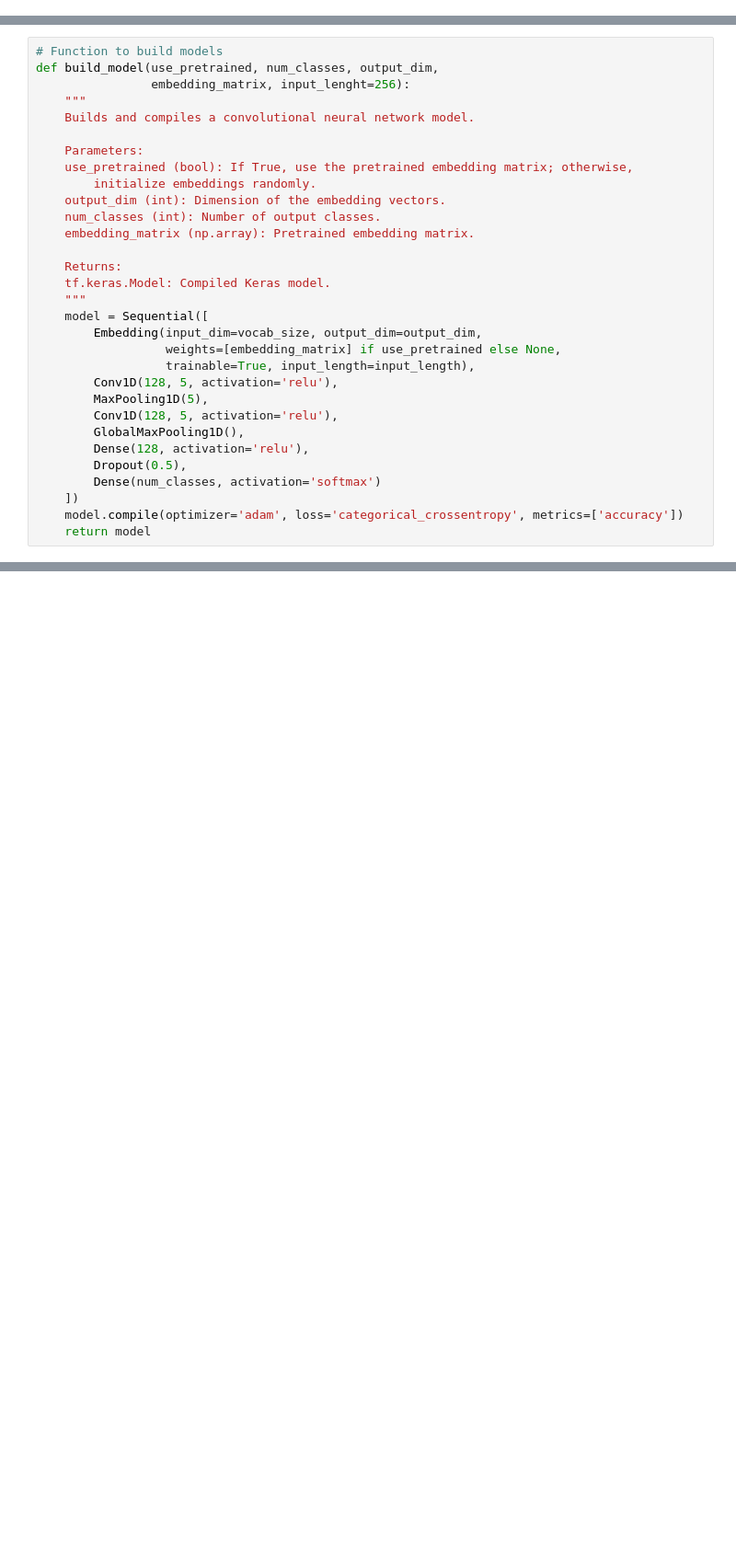
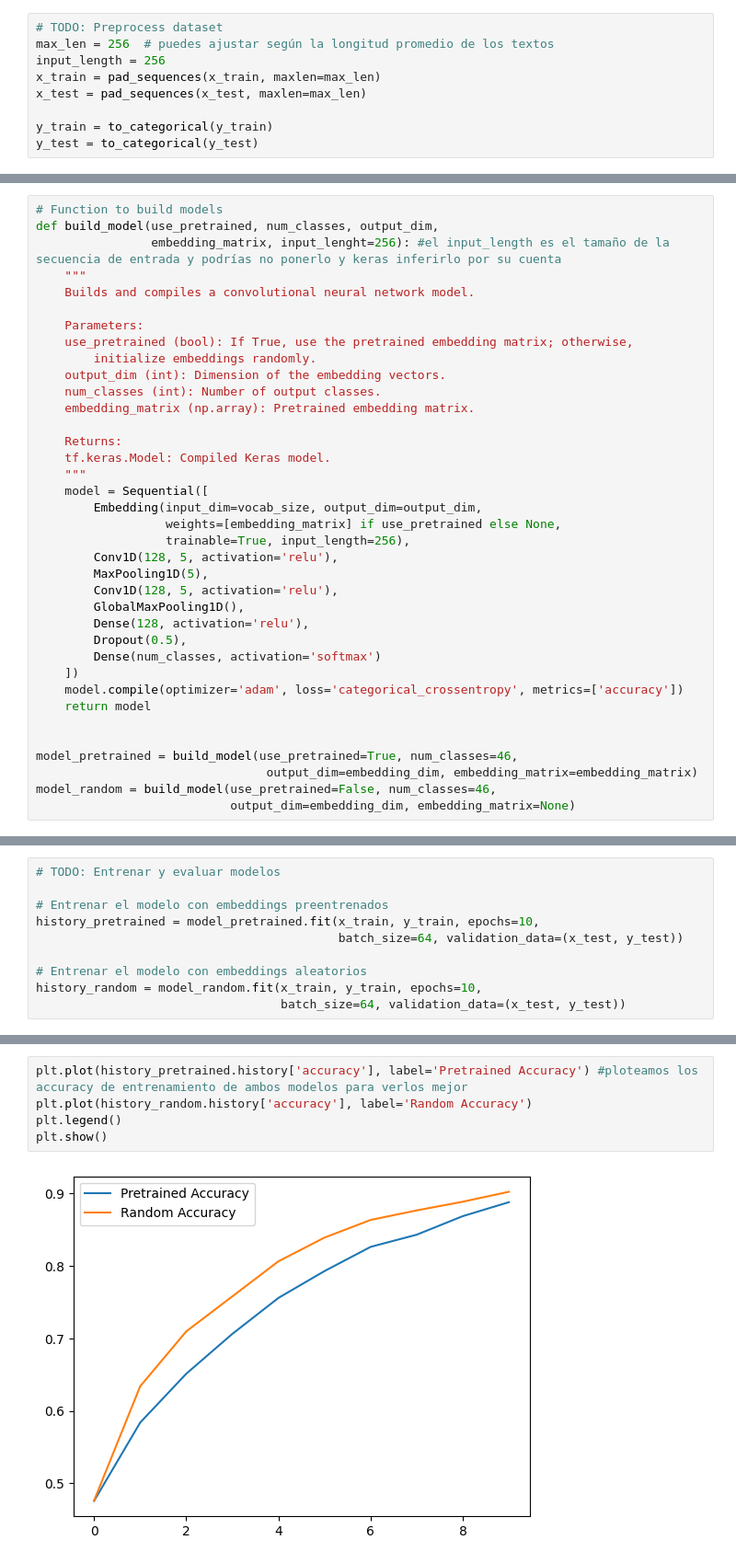
Before and after one commit to dani5m/NLP, a Jupyter notebook: materiales/word2vec_embeddings.ipynb, the cells around one changed output, grey strips where cells are left out. Shown at 92% size. Saved outputs shown, nothing was run; the diff lists cells and outputs as text; blank space fills up the shorter version.

Commit message:
todo codigo acabado

```diff
--- a/materiales/word2vec_embeddings.ipynb
+++ b/materiales/word2vec_embeddings.ipynb
@@ -21,0 +23,9 @@ vocab_size = 10000 # Limit vocabulary size to 10,000 most frequent words
+# %%
+# TODO: Preprocess dataset
+max_len = 256  # puedes ajustar según la longitud promedio de los textos
+input_length = 256
+x_train = pad_sequences(x_train, maxlen=max_len)
+x_test = pad_sequences(x_test, maxlen=max_len)
+
+y_train = to_categorical(y_train)
+y_test = to_categorical(y_test)
@@ -22,7 +72,7 @@ vocab_size = 10000 # Limit vocabulary size to 10,000 most frequent words
 # %%
 # Function to build models
 def build_model(use_pretrained, num_classes, output_dim,
-                embedding_matrix, input_lenght=256):
+                embedding_matrix, input_lenght=256): #el input_length es el tamaño de la secuencia de entrada y podrías no ponerlo y keras inferirlo por su cuenta
     """
     Builds and compiles a convolutional neural network model.
 
@@ -39,7 +89,7 @@ def build_model(use_pretrained, num_classes, output_dim,
     model = Sequential([
         Embedding(input_dim=vocab_size, output_dim=output_dim,
                   weights=[embedding_matrix] if use_pretrained else None,
-                  trainable=True, input_length=input_length),
+                  trainable=True, input_length=256),
         Conv1D(128, 5, activation='relu'),
         MaxPooling1D(5),
         Conv1D(128, 5, activation='relu'),
@@ -50,3 +100,9 @@ def build_model(use_pretrained, num_classes, output_dim,
     ])
     model.compile(optimizer='adam', loss='categorical_crossentropy', metrics=['accuracy'])
     return model
+
+
+model_pretrained = build_model(use_pretrained=True, num_classes=46,
+                                output_dim=embedding_dim, embedding_matrix=embedding_matrix)
+model_random = build_model(use_pretrained=False, num_classes=46,
+                           output_dim=embedding_dim, embedding_matrix=None)
@@ -54,0 +109,10 @@ def build_model(use_pretrained, num_classes, output_dim,
+# %%
+# TODO: Entrenar y evaluar modelos
+
+# Entrenar el modelo con embeddings preentrenados
+history_pretrained = model_pretrained.fit(x_train, y_train, epochs=10,
+                                          batch_size=64, validation_data=(x_test, y_test))
+
+# Entrenar el modelo con embeddings aleatorios
+history_random = model_random.fit(x_train, y_train, epochs=10,
+                                  batch_size=64, validation_data=(x_test, y_test))
@@ -54,0 +149,7 @@ def build_model(use_pretrained, num_classes, output_dim,
+# %%
+plt.plot(history_pretrained.history['accuracy'], label='Pretrained Accuracy') #ploteamos los accuracy de entrenamiento de ambos modelos para verlos mejor
+plt.plot(history_random.history['accuracy'], label='Random Accuracy')
+plt.legend()
+plt.show()
+# %% [output]
+[figure, added]
```
Also changed, not shown: parts of 7 cells of this notebook, 2 other files.
